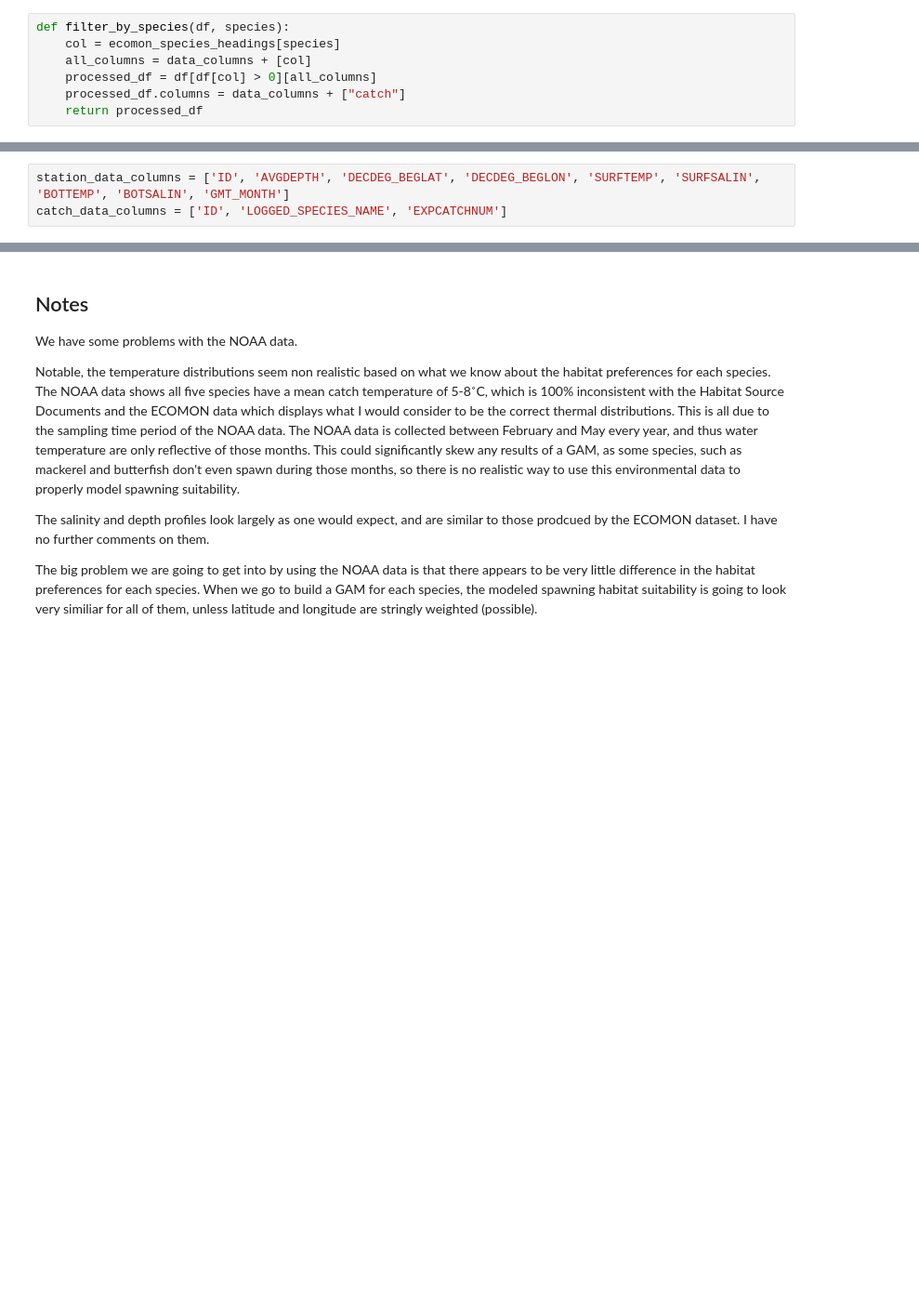
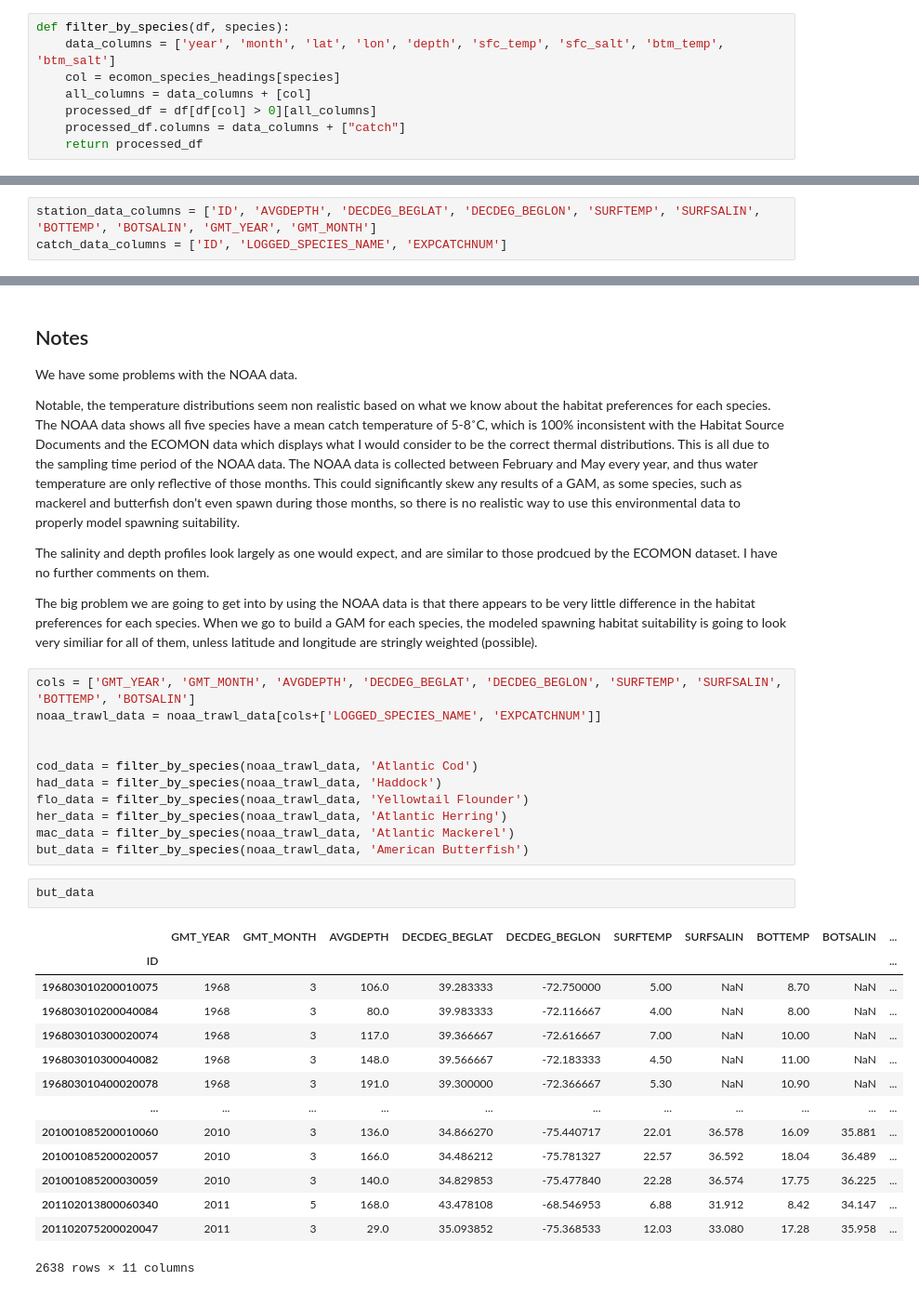
Before and after one commit to Ovec8hkin/larval-dispersal-modeling, a Jupyter notebook: analyses/catch-data-eda.ipynb, the cells around one changed output, grey strips where cells are left out. Shown at 93% size. Cells and saved outputs as stored; diff of their text form; blank space fills up the shorter version.

```diff
--- a/analyses/catch-data-eda.ipynb
+++ b/analyses/catch-data-eda.ipynb
@@ -109,5 +147,6 @@ len(filter_by_species(ecomon_data_clean, 'Atlantic Cod')),len(filter_by_species(
 # %%
 def filter_by_species(df, species):
+    data_columns = ['year', 'month', 'lat', 'lon', 'depth', 'sfc_temp', 'sfc_salt', 'btm_temp', 'btm_salt']
     col = ecomon_species_headings[species]
     all_columns = data_columns + [col]
     processed_df = df[df[col] > 0][all_columns]
@@ -218,7 +274,7 @@ Index(['CRUISE6', 'STRATUM', 'TOW', 'STATION', 'ID', 'AREA', 'SVVESSEL',
        'BKTTEMP', 'XBT', 'SURFTEMP', 'SURFSALIN', 'BOTTEMP', 'BOTSALIN'],
       dtype='object')
 # %%
-station_data_columns = ['ID', 'AVGDEPTH', 'DECDEG_BEGLAT', 'DECDEG_BEGLON', 'SURFTEMP', 'SURFSALIN', 'BOTTEMP', 'BOTSALIN', 'GMT_MONTH']
+station_data_columns = ['ID', 'AVGDEPTH', 'DECDEG_BEGLAT', 'DECDEG_BEGLON', 'SURFTEMP', 'SURFSALIN', 'BOTTEMP', 'BOTSALIN', 'GMT_YEAR', 'GMT_MONTH']
 catch_data_columns = ['ID', 'LOGGED_SPECIES_NAME', 'EXPCATCHNUM']
 # %%
 noaa_trawl_station_data_filtered = noaa_trawl_station_data[station_data_columns]
@@ -384,3 +421,31 @@ Notable, the temperature distributions seem non realistic based on what we know
 The salinity and depth profiles look largely as one would expect, and are similar to those prodcued by the ECOMON dataset. I have no further comments on them.
 
 The big problem we are going to get into by using the NOAA data is that there appears to be very little difference in the habitat preferences for each species. When we go to build a GAM for each species, the modeled spawning habitat suitability is going to look very similiar for all of them, unless latitude and longitude are stringly weighted (possible).
+# %%
+cols = ['GMT_YEAR', 'GMT_MONTH', 'AVGDEPTH', 'DECDEG_BEGLAT', 'DECDEG_BEGLON', 'SURFTEMP', 'SURFSALIN', 'BOTTEMP', 'BOTSALIN']
+noaa_trawl_data = noaa_trawl_data[cols+['LOGGED_SPECIES_NAME', 'EXPCATCHNUM']]
+
+
+cod_data = filter_by_species(noaa_trawl_data, 'Atlantic Cod')
+had_data = filter_by_species(noaa_trawl_data, 'Haddock')
+flo_data = filter_by_species(noaa_trawl_data, 'Yellowtail Flounder')
+her_data = filter_by_species(noaa_trawl_data, 'Atlantic Herring')
+mac_data = filter_by_species(noaa_trawl_data, 'Atlantic Mackerel')
+but_data = filter_by_species(noaa_trawl_data, 'American Butterfish')
+# %%
+but_data
+# %% [output]
+|  | GMT_YEAR | GMT_MONTH | AVGDEPTH | DECDEG_BEGLAT | DECDEG_BEGLON | SURFTEMP | SURFSALIN | BOTTEMP | BOTSALIN | ... |
+| ID |  |  |  |  |  |  |  |  |  | ... |
+| 196803010200010075 | 1968 | 3 | 106.0 | 39.283333 | -72.750000 | 5.00 | NaN | 8.70 | NaN | ... |
+| 196803010200040084 | 1968 | 3 | 80.0 | 39.983333 | -72.116667 | 4.00 | NaN | 8.00 | NaN | ... |
+| 196803010300020074 | 1968 | 3 | 117.0 | 39.366667 | -72.616667 | 7.00 | NaN | 10.00 | NaN | ... |
+| 196803010300040082 | 1968 | 3 | 148.0 | 39.566667 | -72.183333 | 4.50 | NaN | 11.00 | NaN | ... |
+| 196803010400020078 | 1968 | 3 | 191.0 | 39.300000 | -72.366667 | 5.30 | NaN | 10.90 | NaN | ... |
+| ... | ... | ... | ... | ... | ... | ... | ... | ... | ... | ... |
+| 201001085200010060 | 2010 | 3 | 136.0 | 34.866270 | -75.440717 | 22.01 | 36.578 | 16.09 | 35.881 | ... |
+| 201001085200020057 | 2010 | 3 | 166.0 | 34.486212 | -75.781327 | 22.57 | 36.592 | 18.04 | 36.489 | ... |
+| 201001085200030059 | 2010 | 3 | 140.0 | 34.829853 | -75.477840 | 22.28 | 36.574 | 17.75 | 36.225 | ... |
+| 201102013800060340 | 2011 | 5 | 168.0 | 43.478108 | -68.546953 | 6.88 | 31.912 | 8.42 | 34.147 | ... |
+| 201102075200020047 | 2011 | 3 | 29.0 | 35.093852 | -75.368533 | 12.03 | 33.080 | 17.28 | 35.958 | ... |
+2638 rows × 11 columns
```
Also changed, not shown: parts of 9 cells of this notebook.
